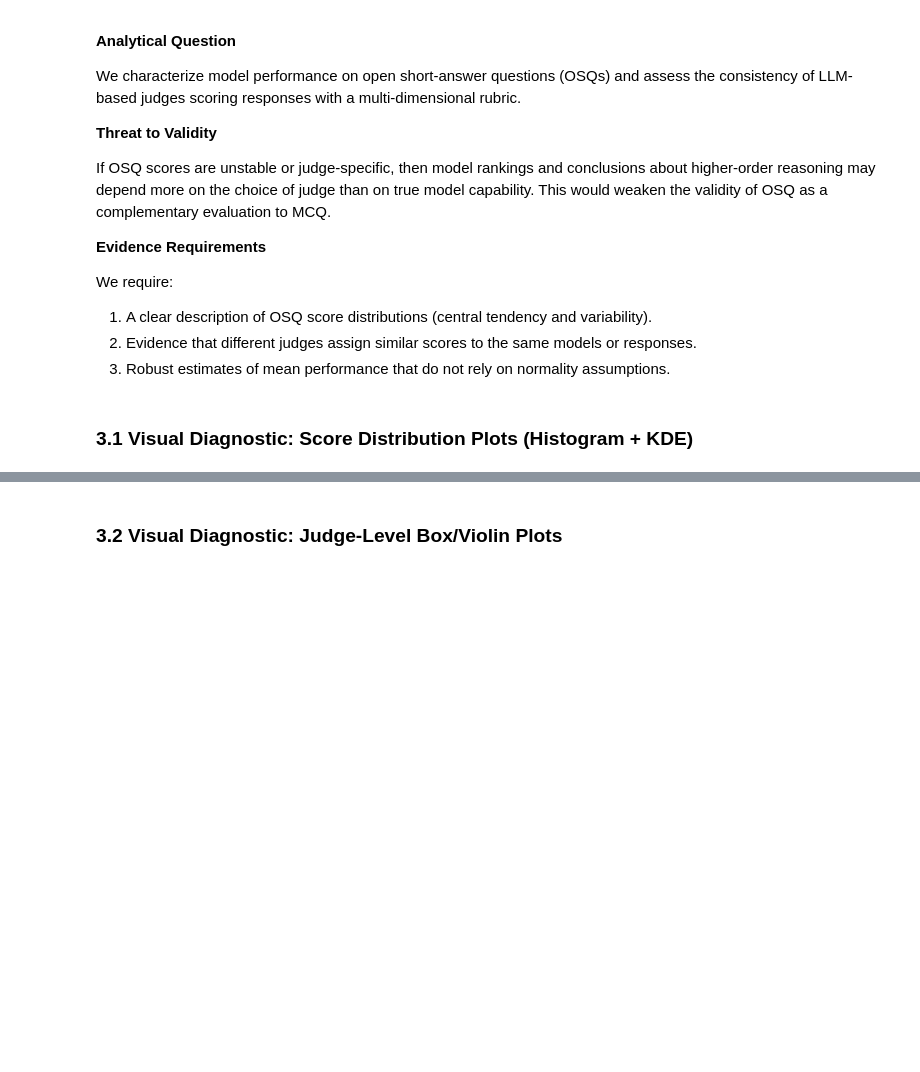
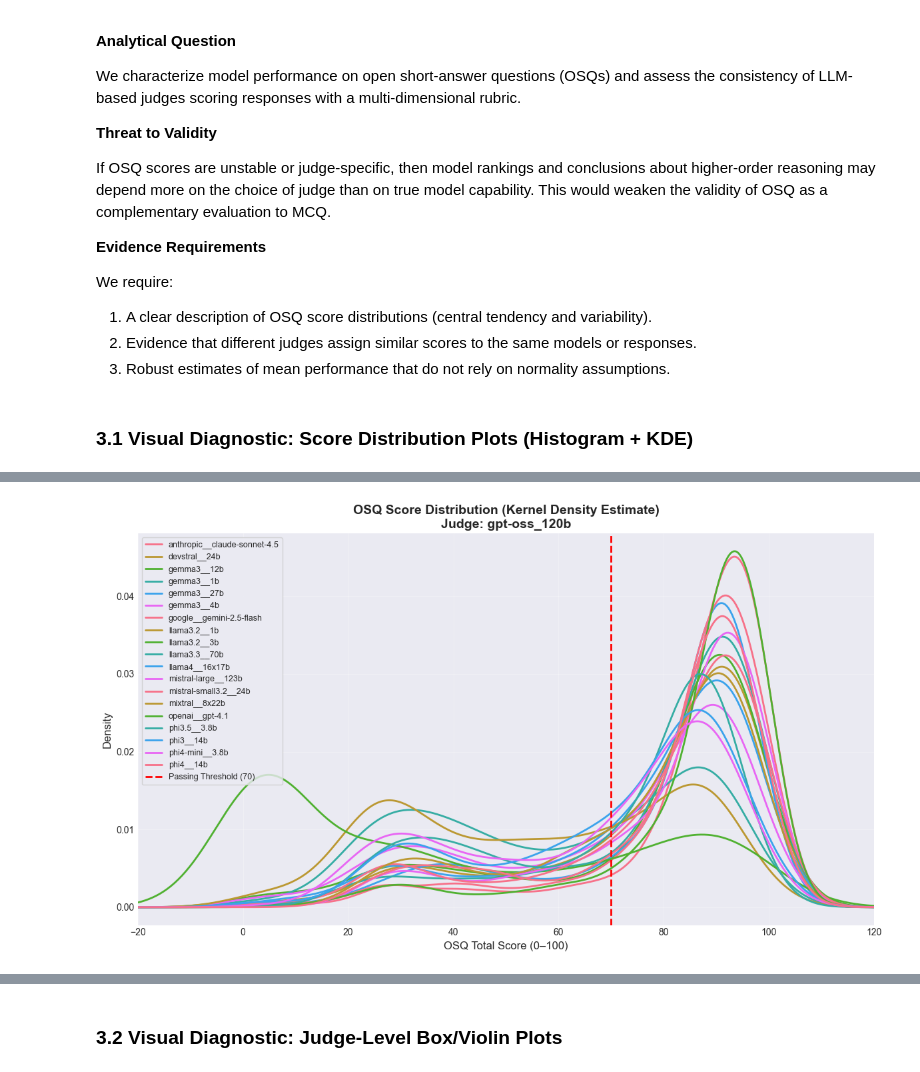
Before and after one commit to ryan-a-bell/dissertation, a Jupyter notebook: src/phase6_analysis/analysis-v2.ipynb, the cells around one changed output, grey strips where cells are left out. Drawn from its saved outputs; the diff is of its cells as text; code cells hidden in the pictures; blank space fills up the shorter version.

```diff
--- a/src/phase6_analysis/analysis-v2.ipynb
+++ b/src/phase6_analysis/analysis-v2.ipynb
@@ -1628,0 +1586,94 @@ ValueError: array must not contain infs or NaNs
+# %%
+print('\n📊 OSQ Score Distribution Plots by Judge (Overlayed KDE)\n')
+
+import numpy as np
+import matplotlib.pyplot as plt
+from scipy.stats import gaussian_kde
+
+# Parameters (match reference image)
+PASSING_THRESHOLD = 70
+X_MIN, X_MAX = -20, 120
+N_POINTS = 400
+
+judges = sorted(osq_filtered['judge_model'].unique())
+models = sorted(osq_filtered['model'].unique())
+
+print(f'Creating KDE overlay plots for {len(judges)} judges')
+print(f'Models detected: {len(models)}')
+
+for judge in judges:
+    print(f'\n--- Judge: {judge} ---')
+
+    judge_data = osq_filtered[osq_filtered['judge_model'] == judge]
+    judge_models = sorted(judge_data['model'].unique())
+
+    if len(judge_models) == 0:
+        print(f'  ⚠️ No data for judge {judge}')
+        continue
+
+    fig, ax = plt.subplots(figsize=(12, 7))
+
+    x_grid = np.linspace(X_MIN, X_MAX, N_POINTS)
+
+    for model in judge_models:
+        scores = (
+            judge_data[judge_data['model'] == model]['total_score']
+            .dropna()
+            .astype(float)
+        )
+
+        # Skip insufficient data
+        if len(scores) < 5 or scores.std() == 0:
+            print(f'  ⚠️ Skipping {model} (insufficient variance)')
+            continue
+
+        try:
+            kde = gaussian_kde(scores)
+            ax.plot(
+                x_grid,
+                kde(x_grid),
+                linewidth=2,
+                label=model
+            )
+        except Exception as e:
+            print(f'  ⚠️ KDE failed for {model}: {e}')
+
+    # Passing threshold line
+    ax.axvline(
+        PASSING_THRESHOLD,
+        color='red',
+        linestyle='--',
+        linewidth=2,
+        label=f'Passing Threshold ({PASSING_THRESHOLD})'
+    )
+
+    # Styling to match reference
+    ax.set_xlim(X_MIN, X_MAX)
+    ax.set_xlabel('OSQ Total Score (0–100)', fontsize=12)
+    ax.set_ylabel('Density', fontsize=12)
+    ax.set_title(
+        f'OSQ Score Distribution (Kernel Density Estimate)\nJudge: {judge}',
+        fontsize=14,
+        fontweight='bold'
+    )
+
+    ax.grid(True, alpha=0.3)
+    ax.legend(
+        loc='upper left',
+        fontsize=9,
+        frameon=True,
+        ncol=1
+    )
+
+    plt.tight_layout()
+
+    # Save
+    safe_judge = judge.replace('/', '_').replace(':', '_')
+    save_path = output_dir / f'osq_score_kde_{safe_judge}.png'
+    plt.savefig(save_path, dpi=300, bbox_inches='tight')
+    plt.show()
+
+    print(f'  ✅ Saved to {save_path}')
+
+print(f'\n✅ All judge KDE plots saved to {output_dir}/')
+# %% [output]
@@ -1628,0 +1686 @@ ValueError: array must not contain infs or NaNs
+[figure, added]
```
Also changed, not shown: parts of 6 cells of this notebook, 10 other files.
